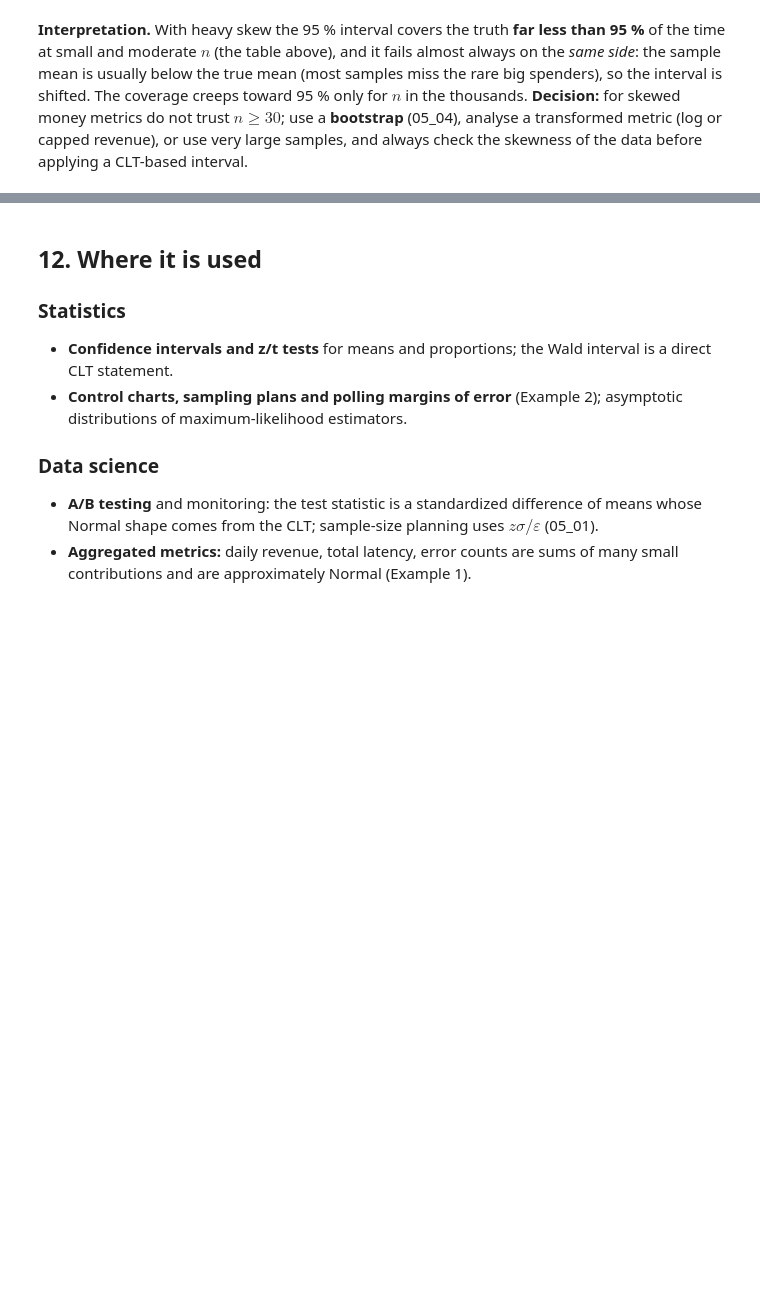
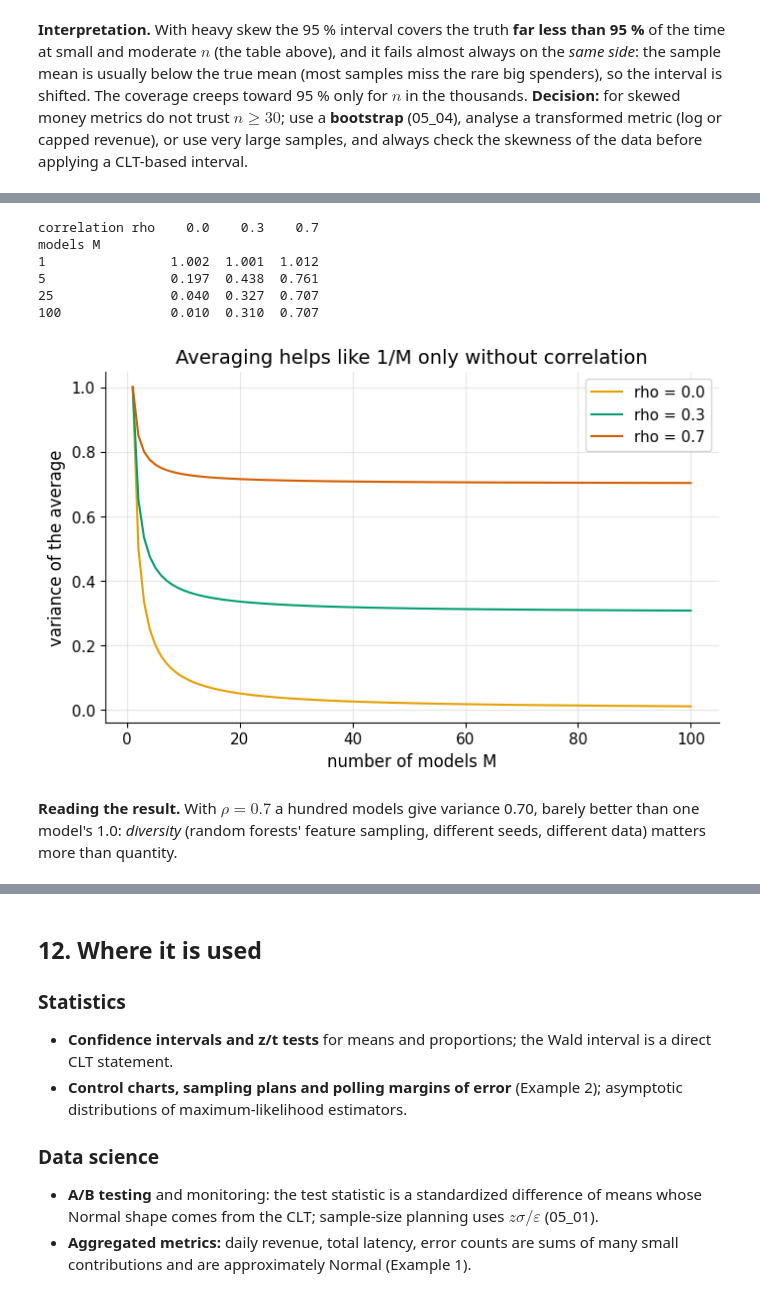
Before and after one commit to AhmedMostafaAttiaaa/distributions-irl, a Jupyter notebook: module_05_sampling/notebooks/05_02_central_limit_theorem.ipynb, the cells around one changed output, grey strips where cells are left out. Cells and saved outputs as stored; diff of their text form; code cells hidden in the pictures; blank space fills up the shorter version.

```diff
--- a/module_05_sampling/notebooks/05_02_central_limit_theorem.ipynb
+++ b/module_05_sampling/notebooks/05_02_central_limit_theorem.ipynb
@@ -534,0 +665,28 @@ share of z above 2 at n = 1000: 0.0297 (Normal: 0.0228); share below -2: 0.0 (No
+# %%
+ens_rng = np.random.default_rng(11)
+sig = 1.0
+rows = []
+for rho in [0.0, 0.3, 0.7]:
+    for M in [1, 5, 25, 100]:
+        shared = ens_rng.normal(size=(40_000, 1))
+        errs = np.sqrt(rho) * shared + np.sqrt(1 - rho) * ens_rng.normal(size=(40_000, M))
+        rows.append({"correlation rho": rho, "models M": M, "simulated variance": errs.mean(axis=1).var(), "theory": rho * sig**2 + (1 - rho) * sig**2 / M})
+ens = pd.DataFrame(rows).round(3)
+print(ens.pivot(index="models M", columns="correlation rho", values="simulated variance").to_string())
+assert np.allclose(ens["simulated variance"], ens["theory"], atol=0.03)
+fig, ax = plt.subplots(figsize=(8, 4.6))
+for rho, color in zip([0.0, 0.3, 0.7], [SIM, COLORS[2], HIGHLIGHT]):
+    Ms = np.arange(1, 101)
+    ax.plot(Ms, rho + (1 - rho) / Ms, color=color, label=f"rho = {rho}")
+ax.set_xlabel("number of models M"); ax.set_ylabel("variance of the average"); ax.set_title("Averaging helps like 1/M only without correlation"); ax.legend()
+plt.show()
+# %% [output]
+correlation rho    0.0    0.3    0.7
+models M
+1                1.002  1.001  1.012
+5                0.197  0.438  0.761
+25               0.040  0.327  0.707
+100              0.010  0.310  0.707
+[figure, added]
+# %% [markdown]
+**Reading the result.** With $\rho=0.7$ a hundred models give variance 0.70, barely better than one model's 1.0: *diversity* (random forests' feature sampling, different seeds, different data) matters more than quantity.
```
Also changed, not shown: parts of 15 cells of this notebook.
